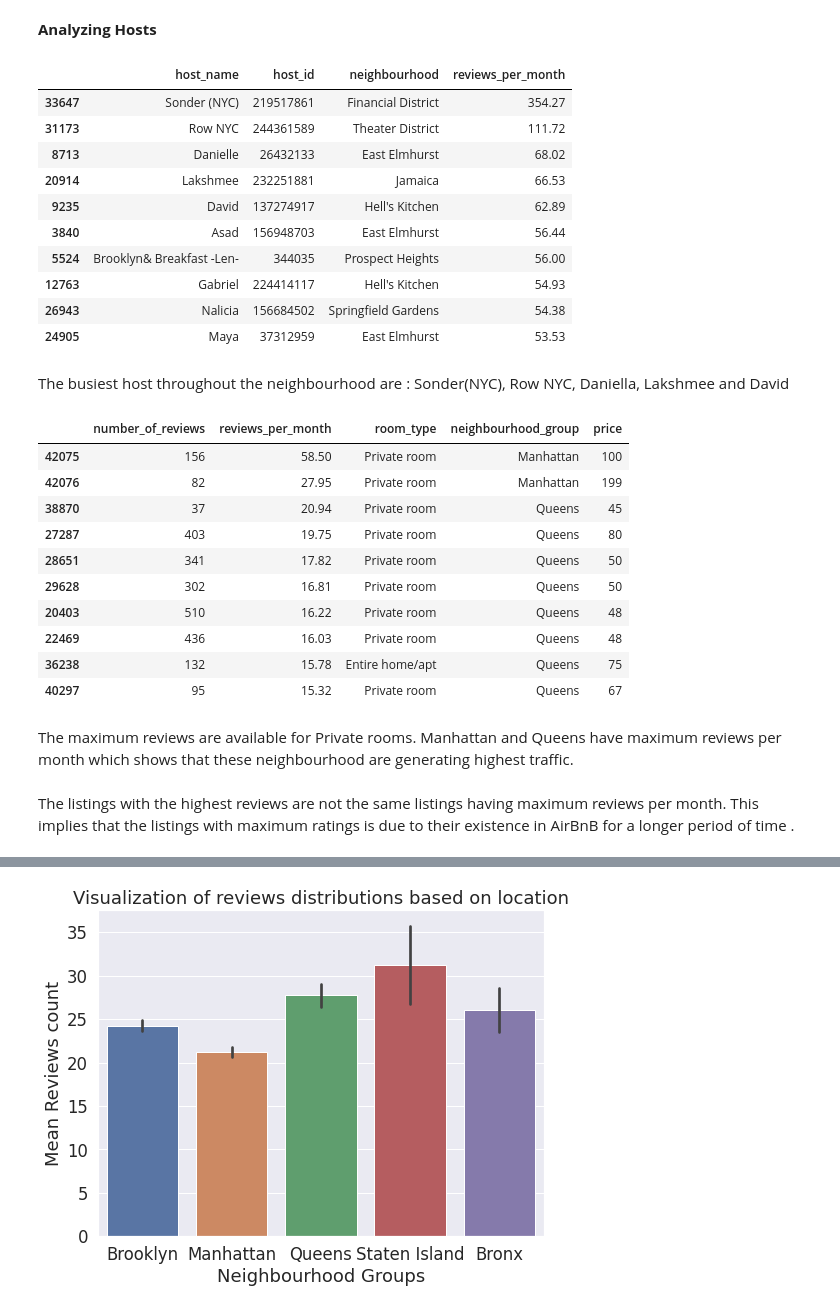
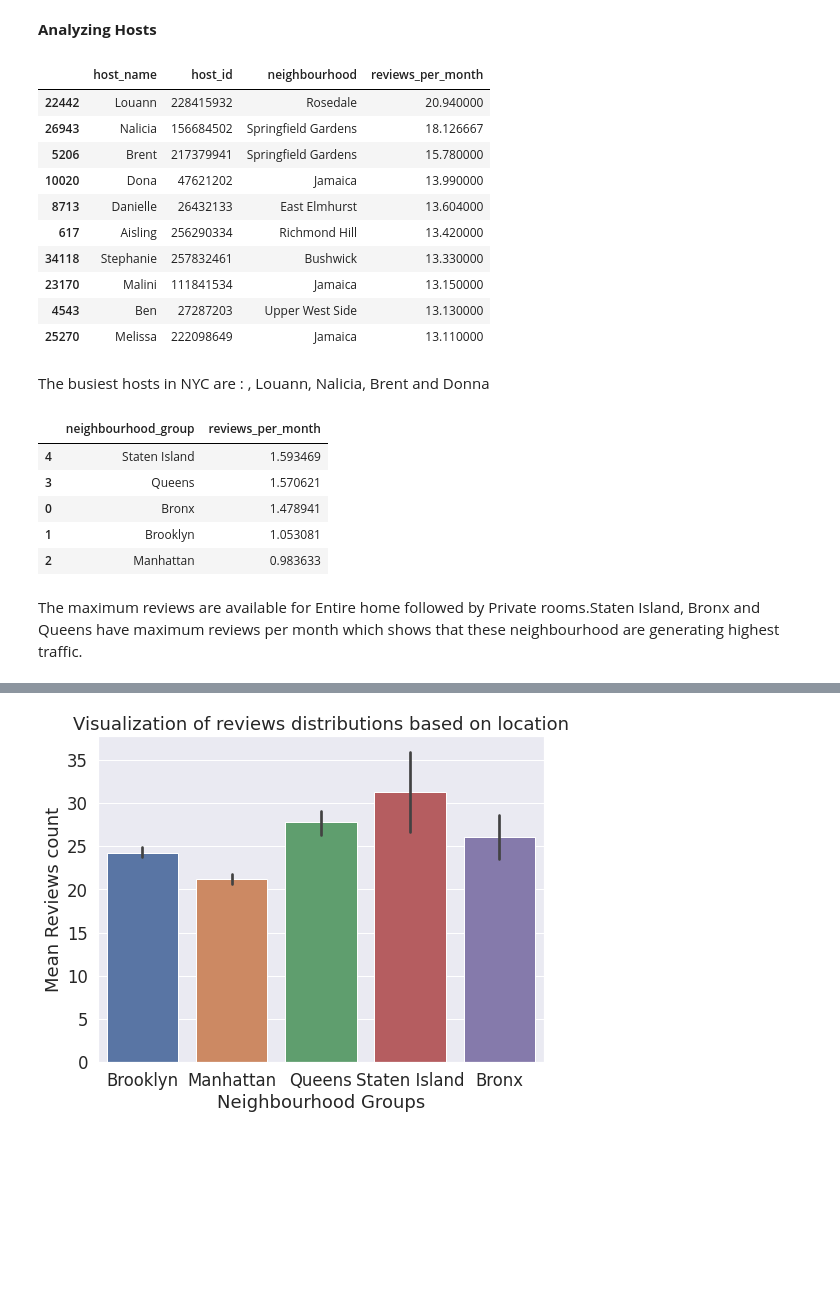
Before and after one commit to sanjay2097/airbnb-analysis, a Jupyter notebook: Airbnb_Capstone_Project.ipynb, the cells around one changed output, grey strips where cells are left out. Cells and saved outputs as stored; diff of their text form; code cells hidden in the pictures; blank space fills up the shorter version.

```diff
--- a/Airbnb_Capstone_Project.ipynb
+++ b/Airbnb_Capstone_Project.ipynb
@@ -484,43 +476,38 @@ plt.show()
 **Analyzing Hosts**
 # %%
 # Top ten hosts across diffent neighbourhood
-busiest_hosts = als.groupby(['host_name','host_id','neighbourhood'])['reviews_per_month'].sum().reset_index().sort_values('reviews_per_month',ascending=False).head(10)
+busiest_hosts = als.groupby(['host_name','host_id','neighbourhood'])['reviews_per_month'].mean().reset_index().sort_values('reviews_per_month',ascending=False).head(10)
 
 busiest_hosts
 # %% [output]
 |  | host_name | host_id | neighbourhood | reviews_per_month |
-| 33647 | Sonder (NYC) | 219517861 | Financial District | 354.27 |
-| 31173 | Row NYC | 244361589 | Theater District | 111.72 |
-| 8713 | Danielle | 26432133 | East Elmhurst | 68.02 |
-| 20914 | Lakshmee | 232251881 | Jamaica | 66.53 |
-| 9235 | David | 137274917 | Hell's Kitchen | 62.89 |
-| 3840 | Asad | 156948703 | East Elmhurst | 56.44 |
-| 5524 | Brooklyn& Breakfast -Len- | 344035 | Prospect Heights | 56.00 |
-| 12763 | Gabriel | 224414117 | Hell's Kitchen | 54.93 |
-| 26943 | Nalicia | 156684502 | Springfield Gardens | 54.38 |
-| 24905 | Maya | 37312959 | East Elmhurst | 53.53 |
+| 22442 | Louann | 228415932 | Rosedale | 20.940000 |
+| 26943 | Nalicia | 156684502 | Springfield Gardens | 18.126667 |
+| 5206 | Brent | 217379941 | Springfield Gardens | 15.780000 |
+| 10020 | Dona | 47621202 | Jamaica | 13.990000 |
+| 8713 | Danielle | 26432133 | East Elmhurst | 13.604000 |
+| 617 | Aisling | 256290334 | Richmond Hill | 13.420000 |
+| 34118 | Stephanie | 257832461 | Bushwick | 13.330000 |
+| 23170 | Malini | 111841534 | Jamaica | 13.150000 |
+| 4543 | Ben | 27287203 | Upper West Side | 13.130000 |
+| 25270 | Melissa | 222098649 | Jamaica | 13.110000 |
-# %% [markdown]
-The busiest host throughout the neighbourhood are : Sonder(NYC), Row NYC, Daniella, Lakshmee and David
+# %% [markdown]
+The busiest hosts in NYC are : , Louann, Nalicia, Brent and Donna
 # %%
 # Top 10 listings with maximum reviews per month
-als[["number_of_reviews","reviews_per_month","room_type","neighbourhood_group","price"]].sort_values(by="reviews_per_month",ascending=False).head(10)
+busiest_traffic = als.groupby(['neighbourhood_group'])['reviews_per_month'].mean().reset_index().sort_values('reviews_per_month',ascending=False).head(10)
+
+busiest_traffic
 # %% [output]
-|  | number_of_reviews | reviews_per_month | room_type | neighbourhood_group | price |
-| 42075 | 156 | 58.50 | Private room | Manhattan | 100 |
-| 42076 | 82 | 27.95 | Private room | Manhattan | 199 |
-| 38870 | 37 | 20.94 | Private room | Queens | 45 |
-| 27287 | 403 | 19.75 | Private room | Queens | 80 |
-| 28651 | 341 | 17.82 | Private room | Queens | 50 |
-| 29628 | 302 | 16.81 | Private room | Queens | 50 |
-| 20403 | 510 | 16.22 | Private room | Queens | 48 |
-| 22469 | 436 | 16.03 | Private room | Queens | 48 |
-| 36238 | 132 | 15.78 | Entire home/apt | Queens | 75 |
-| 40297 | 95 | 15.32 | Private room | Queens | 67 |
+|  | neighbourhood_group | reviews_per_month |
+| 4 | Staten Island | 1.593469 |
+| 3 | Queens | 1.570621 |
+| 0 | Bronx | 1.478941 |
+| 1 | Brooklyn | 1.053081 |
+| 2 | Manhattan | 0.983633 |
 # %% [markdown]
-The maximum reviews are available for Private rooms.
-Manhattan and Queens have maximum reviews per month which shows that these neighbourhood are generating highest traffic.
+The maximum reviews are available for Entire home followed by Private rooms.Staten Island,
+Bronx and Queens have maximum reviews per month which shows that these neighbourhood are generating highest traffic.
-# %% [markdown]
-The listings with the highest reviews are not the same listings having maximum reviews per month. This implies that the listings with maximum ratings is due to their existence in AirBnB for a longer period of time .
 # %%
 # Visualization of median reviews
 fig, ax = plt.subplots(figsize=(8,6))
```
Also changed, not shown: parts of 10 cells of this notebook.
